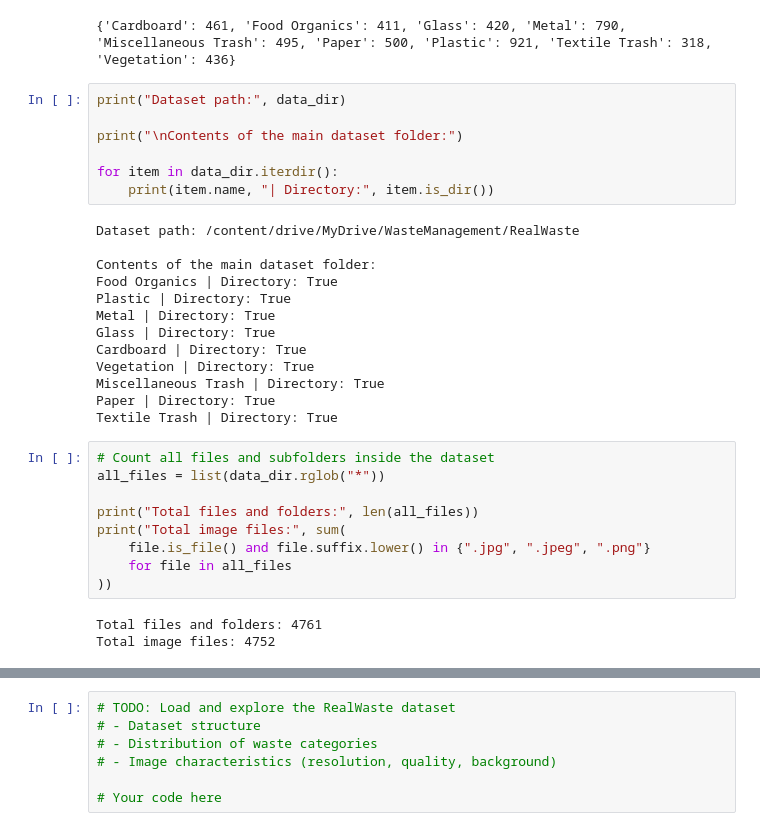
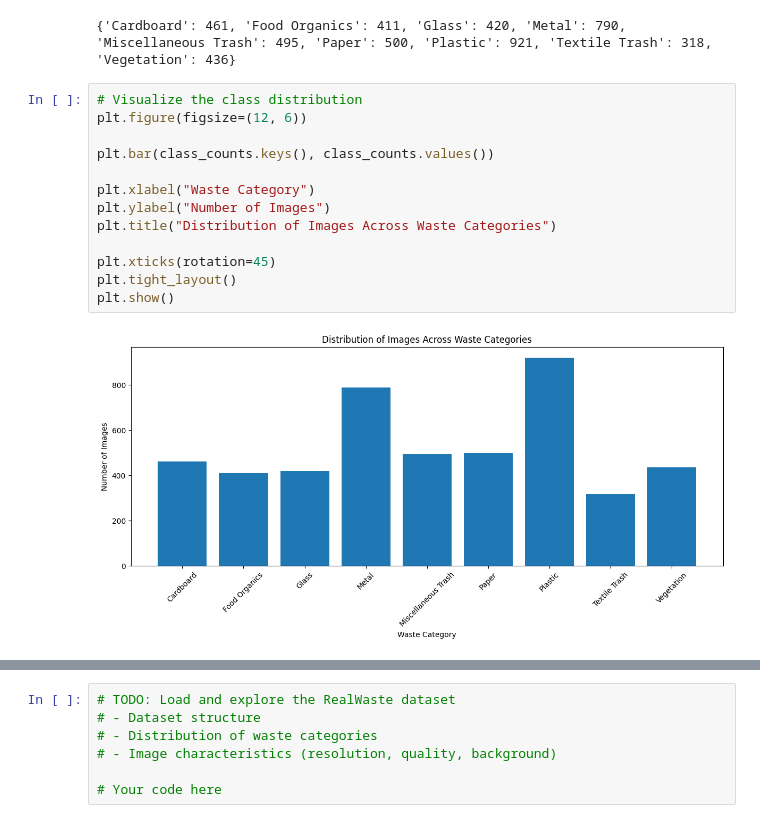
Before and after one commit to Nagirah/Waste-Management-Sytem, a Jupyter notebook: waste_management_summative.ipynb, the cells around one changed output, grey strips where cells are left out. Drawn from its saved outputs; the diff is of its cells as text.

Commit message:
Explored the waste images dataset

```diff
--- a/waste_management_summative.ipynb
+++ b/waste_management_summative.ipynb
@@ -110,35 +110,18 @@ for folder in class_folders:
 print(class_counts)
 # %% [output]
 {'Cardboard': 461, 'Food Organics': 411, 'Glass': 420, 'Metal': 790, 'Miscellaneous Trash': 495, 'Paper': 500, 'Plastic': 921, 'Textile Trash': 318, 'Vegetation': 436}
-# %%
-print("Dataset path:", data_dir)
-
-print("\nContents of the main dataset folder:")
-
-for item in data_dir.iterdir():
-    print(item.name, "| Directory:", item.is_dir())
-# %% [output]
-Dataset path: /content/drive/MyDrive/WasteManagement/RealWaste
-
-Contents of the main dataset folder:
-Food Organics | Directory: True
-Plastic | Directory: True
-Metal | Directory: True
-Glass | Directory: True
-Cardboard | Directory: True
-Vegetation | Directory: True
-Miscellaneous Trash | Directory: True
-Paper | Directory: True
-Textile Trash | Directory: True
-# %%
-# Count all files and subfolders inside the dataset
-all_files = list(data_dir.rglob("*"))
-
-print("Total files and folders:", len(all_files))
-print("Total image files:", sum(
-    file.is_file() and file.suffix.lower() in {".jpg", ".jpeg", ".png"}
-    for file in all_files
-))
-# %% [output]
-Total files and folders: 4761
-Total image files: 4752
+# %%
+# Visualize the class distribution
+plt.figure(figsize=(12, 6))
+
+plt.bar(class_counts.keys(), class_counts.values())
+
+plt.xlabel("Waste Category")
+plt.ylabel("Number of Images")
+plt.title("Distribution of Images Across Waste Categories")
+
+plt.xticks(rotation=45)
+plt.tight_layout()
+plt.show()
+# %% [output]
+[figure, added]
```
Also changed, not shown: parts of 4 cells of this notebook.
